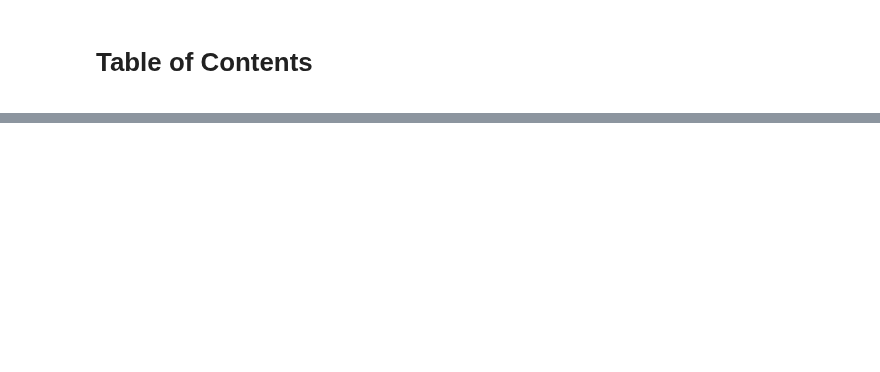
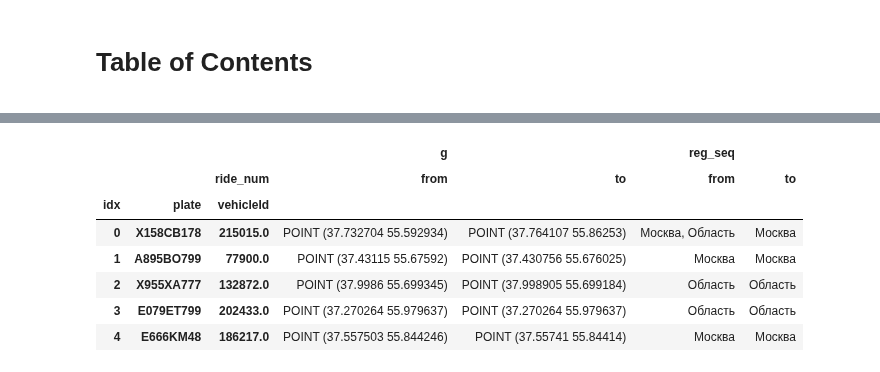
Before and after one commit to goshaov/projects, a Jupyter notebook: cargo_flows/rides.ipynb, the cells around one changed output, grey strips where cells are left out. Saved outputs shown, nothing was run; the diff lists cells and outputs as text; code cells hidden in the pictures; blank space fills up the shorter version.

```diff
--- a/cargo_flows/rides.ipynb
+++ b/cargo_flows/rides.ipynb
@@ -51,0 +9,5 @@ rides_workday.head()
+# %%
+truck_rides = pd.read_csv(r'C:\Users\ovnanyan_gm\Desktop\Проекты\Грузовики\truck_rides_2022_04_06_with_stop_type_v2.csv',
+                         index_col=0)
+
+truck_rides.head(1)
@@ -51,0 +17,4 @@ rides_workday.head()
+# %%
+truck_rides = truck_rides[['plate', 'vehicleId', 'geometry', 'ride_num', 'reg_seq']].copy()
+# %%
+truck_rides_1_2 = truck_rides.query('ride_num in (1, 2)')
@@ -51,0 +33,4 @@ rides_workday.head()
+# %%
+from shapely import wkt
+truck_rides_1_2['g'] = truck_rides_1_2.geometry.apply(wkt.loads)
+truck_rides_1_2 = gpd.GeoDataFrame(truck_rides_1_2, geometry=truck_rides_1_2['g'])
@@ -51,0 +56,14 @@ rides_workday.head()
+# %%
+truck_rides_from_to = truck_rides_1_2.assign(idx=truck_rides_1_2.groupby('ride_num').cumcount()).pivot_table(
+    index=['idx', 'plate', 'vehicleId'], columns='ride_num', values=['g', 'reg_seq'], aggfunc='sum'
+).rename(columns={1:'from', 2:'to'})
+truck_rides_from_to.head()
+# %% [output]
+|  |  |  | g |  | reg_seq |  |
+|  |  | ride_num | from | to | from | to |
+| idx | plate | vehicleId |  |  |  |  |
+| 0 | X158CB178 | 215015.0 | POINT (37.732704 55.592934) | POINT (37.764107 55.86253) | Москва, Область | Москва |
+| 1 | A895BO799 | 77900.0 | POINT (37.43115 55.67592) | POINT (37.430756 55.676025) | Москва | Москва |
+| 2 | X955XA777 | 132872.0 | POINT (37.9986 55.699345) | POINT (37.998905 55.699184) | Область | Область |
+| 3 | E079ET799 | 202433.0 | POINT (37.270264 55.979637) | POINT (37.270264 55.979637) | Область | Область |
+| 4 | E666KM48 | 186217.0 | POINT (37.557503 55.844246) | POINT (37.55741 55.84414) | Москва | Москва |
```
Also changed, not shown: parts of 28 cells of this notebook.
